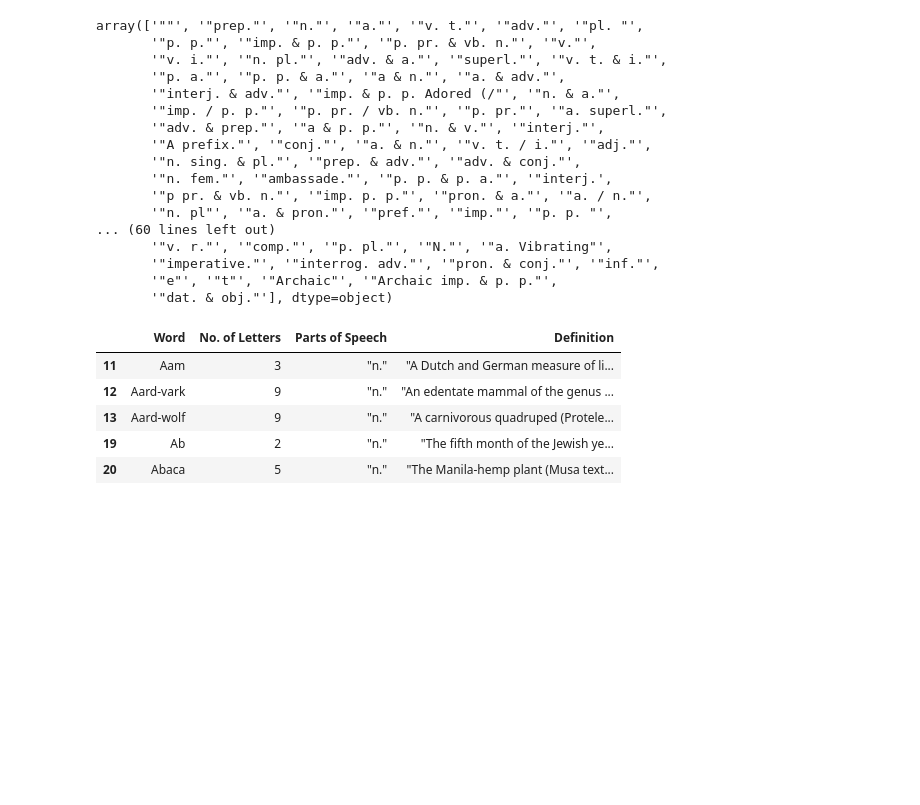
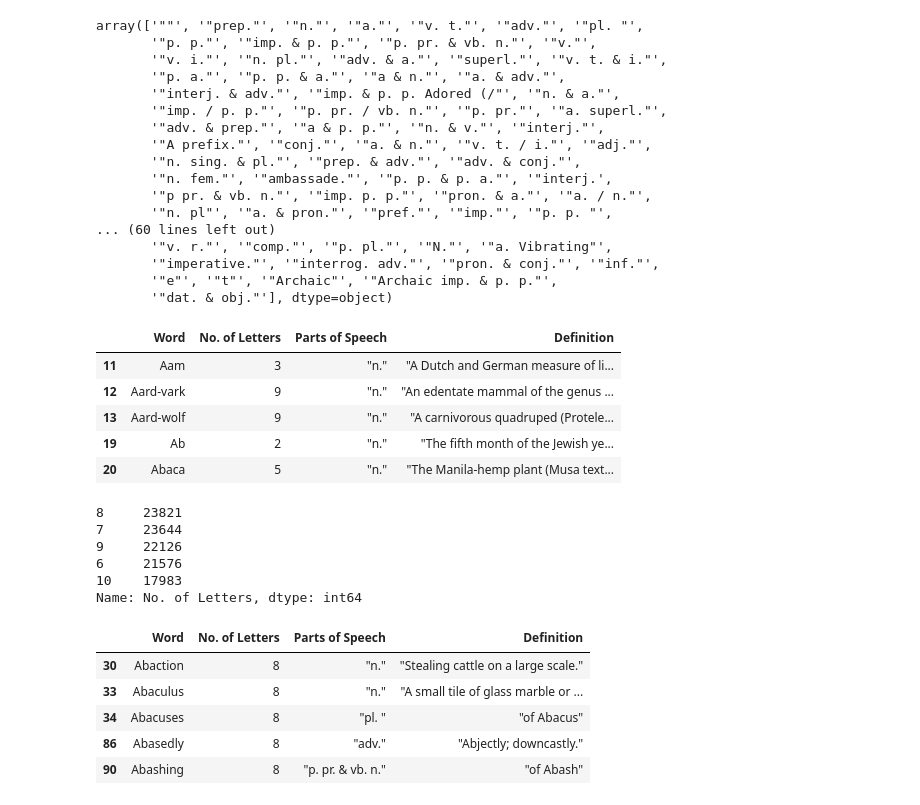
Before and after one commit to tinalina1003/EnglishDictionaryAnalysis, a Jupyter notebook: english_data.ipynb, the cells around one changed output. Saved outputs shown, nothing was run; the diff lists cells and outputs as text; code cells hidden in the pictures; blank space fills up the shorter version.

```diff
--- a/english_data.ipynb
+++ b/english_data.ipynb
@@ -91,3 +92,27 @@ nouns_df.head()
 | 13 | Aard-wolf | 9 | "n." | "A carnivorous quadruped (Protele... |
 | 19 | Ab | 2 | "n." | "The fifth month of the Jewish ye... |
 | 20 | Abaca | 5 | "n." | "The Manila-hemp plant (Musa text... |
+# %%
+# what is the most common number of letters in the english dictionary?
+common_no_of_letters = dict_df["No. of Letters"].value_counts()
+common_no_of_letters.head()
+
+# the most common amount of letters in the english dictionary is 8
+# %% [output]
+8     23821
+7     23644
+9     22126
+6     21576
+10    17983
+Name: No. of Letters, dtype: int64
+# %%
+# let's see what the words are
+eight_letters_df = dict_df.loc[(dict_df["No. of Letters"] == "8"),:]
+eight_letters_df.head()
+# %% [output]
+|  | Word | No. of Letters | Parts of Speech | Definition |
+| 30 | Abaction | 8 | "n." | "Stealing cattle on a large scale." |
+| 33 | Abaculus | 8 | "n." | "A small tile of glass marble or ... |
+| 34 | Abacuses | 8 | "pl. " | "of Abacus" |
+| 86 | Abasedly | 8 | "adv." | "Abjectly; downcastly." |
+| 90 | Abashing | 8 | "p. pr. & vb. n." | "of Abash" |
```
Also changed, not shown: parts of 5 cells of this notebook.
